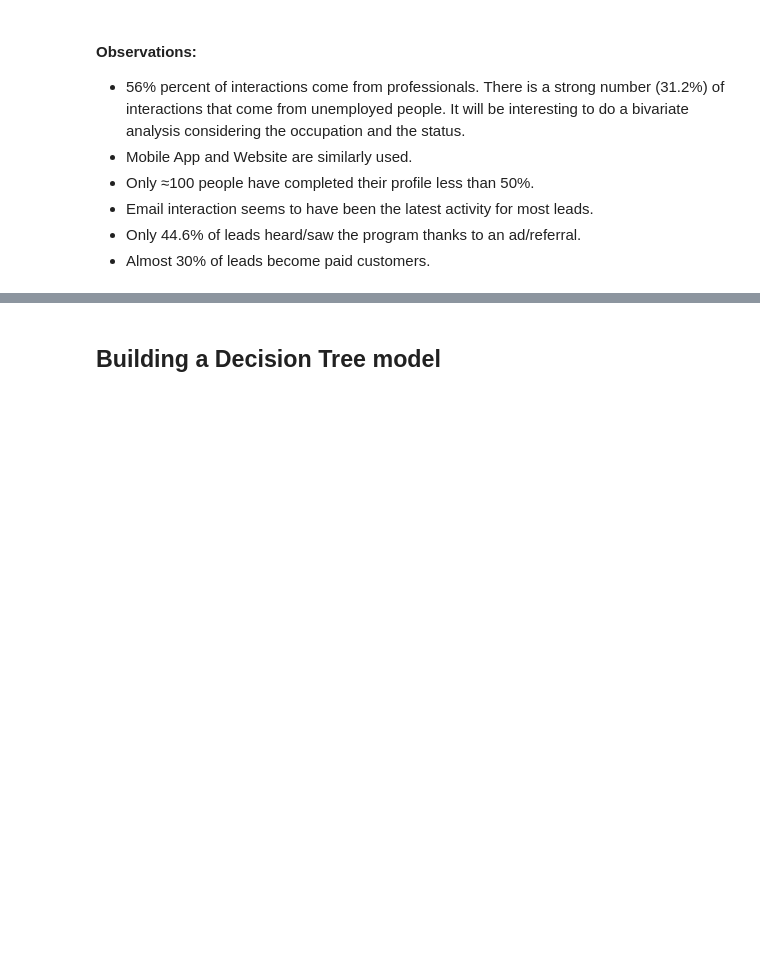
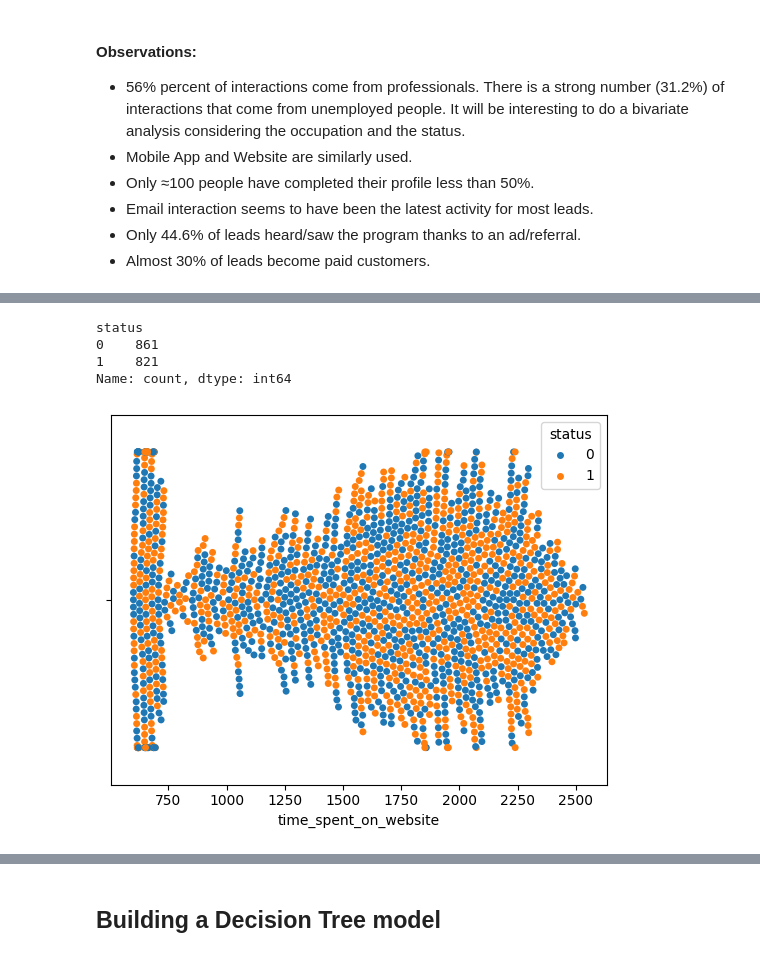
Before and after one commit to jpreyesm03/ExtraaLearn-Machine-Learning-Models, a Jupyter notebook: FCV Potential Customers Prediction.ipynb, the cells around one changed output, grey strips where cells are left out. Saved outputs shown, nothing was run; the diff lists cells and outputs as text; code cells hidden in the pictures; blank space fills up the shorter version.

```diff
--- a/FCV Potential Customers Prediction.ipynb
+++ b/FCV Potential Customers Prediction.ipynb
@@ -391,0 +414,11 @@ plt.show()
+# %%
+high_time_on_website = data[data["time_spent_on_website"] >= 600]
+print(high_time_on_website["status"].value_counts())
+sns.swarmplot(data=high_time_on_website, x="time_spent_on_website", hue="status")
+plt.show()
+# %% [output]
+status
+0    861
+1    821
+Name: count, dtype: int64
+[figure, added]
```
Also changed, not shown: parts of 18 cells of this notebook.
